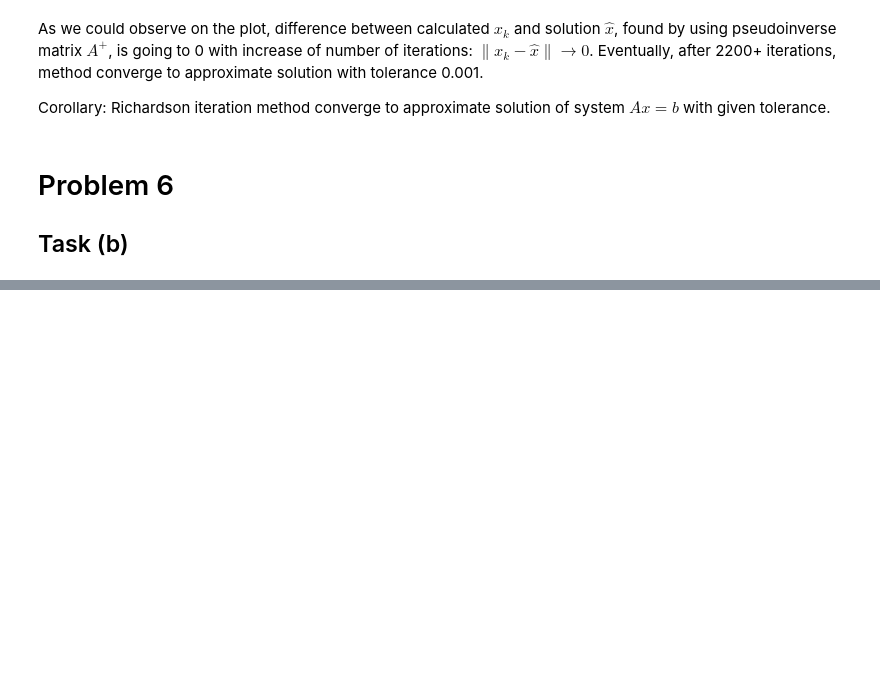
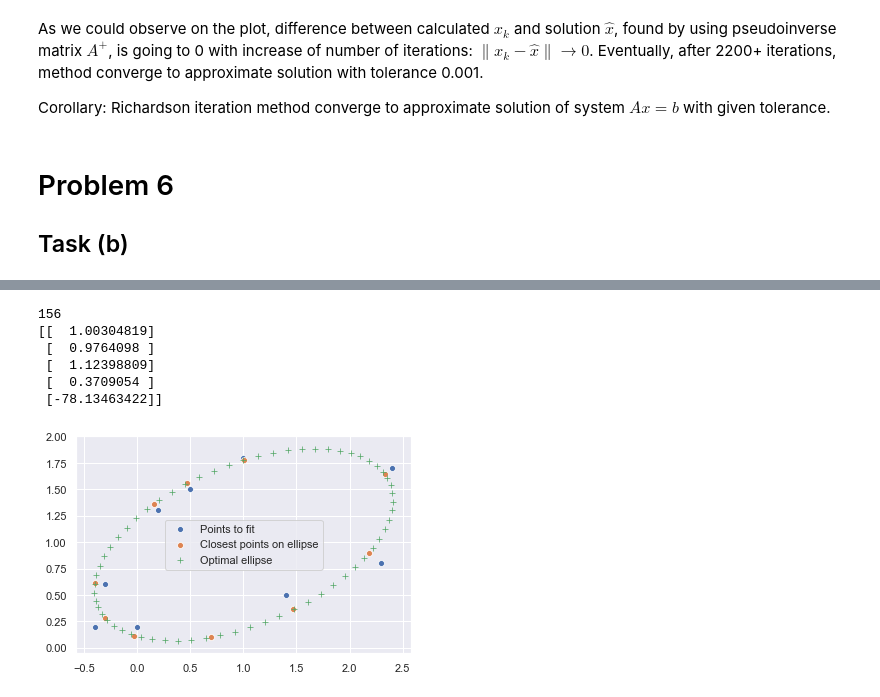
Before and after one commit to kai-wren/LinAl, a Jupyter notebook: LA_HW8.ipynb, the cells around one changed output, grey strips where cells are left out. Drawn from its saved outputs; the diff is of its cells as text; code cells hidden in the pictures; blank space fills up the shorter version.

```diff
--- a/LA_HW8.ipynb
+++ b/LA_HW8.ipynb
@@ -109,0 +119,70 @@ sns.scatterplot(x=X_arr[:,0], y=X_arr[:,1])
+# %%
+X = [[0.5, 1.5],
+    [-0.3, 0.6],
+    [1.0, 1.8],
+    [-0.4, 0.2],
+    [0.2, 1.3],
+    [0.7, 0.1],
+    [2.3, 0.8],
+    [1.4, 0.5],
+    [0.0, 0.2],
+    [2.4, 1.7]]
+
+acc = 0.001
+lmbd = 50
+
+theta = (X_arr[:,0].mean(), X_arr[:,1].mean(), 1, 0, 0)
+
+X_arr = np.array(X)
+# T_min = find_t(X_arr, theta)
+# TX_arr = np.hstack((T_min, X_arr))
+
+# J = Jacobi_matrix(TX_arr, theta)
+# r = calc_residuals(TX_arr, theta)
+
+# elp = ellipse(T_min, theta)
+# print(elp)
+
+y = np.arange(0, 2*math.pi, 0.1)
+y.resize(y.shape[0], 1)
+# line = ellipse(y, theta)
+
+# sns.scatterplot(x=X_arr[:,0], y=X_arr[:,1])
+# sns.scatterplot(x=elp[:,0], y=elp[:,1])
+# sns.scatterplot(x=line[:,0], y=line[:,1], marker='+')
+
+x_old = np.array(theta).reshape(len(x_old), 1)
+# J = Jacobi_matrix(TX_arr, x_old)
+# print(x_old[0].item(), x_old[1], x_old[4])
+iter_count = 0
+while True:
+    iter_count+=1
+    T_min = find_t(X_arr, x_old)
+    TX_arr = np.hstack((T_min, X_arr))
+    J = Jacobi_matrix(TX_arr, x_old)
+    r = calc_residuals(TX_arr, x_old)
+    p = np.dot(np.linalg.inv(np.dot(J.T, J) + lmbd*np.diag(np.dot(J.T,J).diagonal())), np.dot(J.T, r))
+    x_new = x_old - p
+
+    if np.linalg.norm(x_new-x_old) < acc:
+        print(iter_count)
+        print(x_new)
+        elp = ellipse(T_min, x_old)
+        line = ellipse(y, x_old)
+
+        plt.figure(figsize=(20,10))
+        sns.scatterplot(x=X_arr[:,0], y=X_arr[:,1], label='Points to fit')
+        sns.scatterplot(x=elp[:,0], y=elp[:,1], label='Closest points on ellipse')
+        sns.scatterplot(x=line[:,0], y=line[:,1], marker='+', label='Optimal ellipse')
+        plt.show()
+        break
+
+    x_old = x_new
+# %% [output]
+156
+[[  1.00304819]
+ [  0.9764098 ]
+ [  1.12398809]
+ [  0.3709054 ]
+ [-78.13463422]]
+[figure, added]
```
Also changed, not shown: parts of 4 cells of this notebook.
